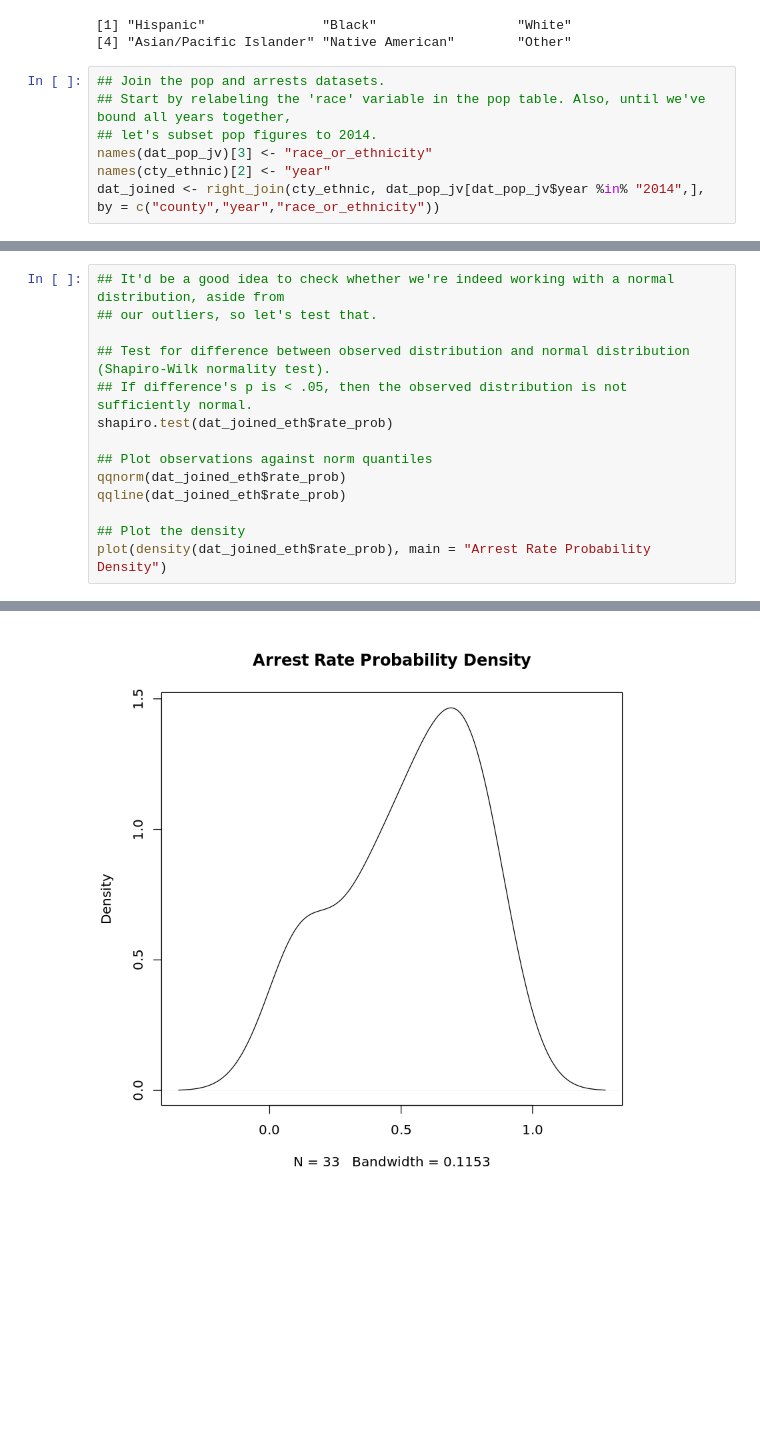
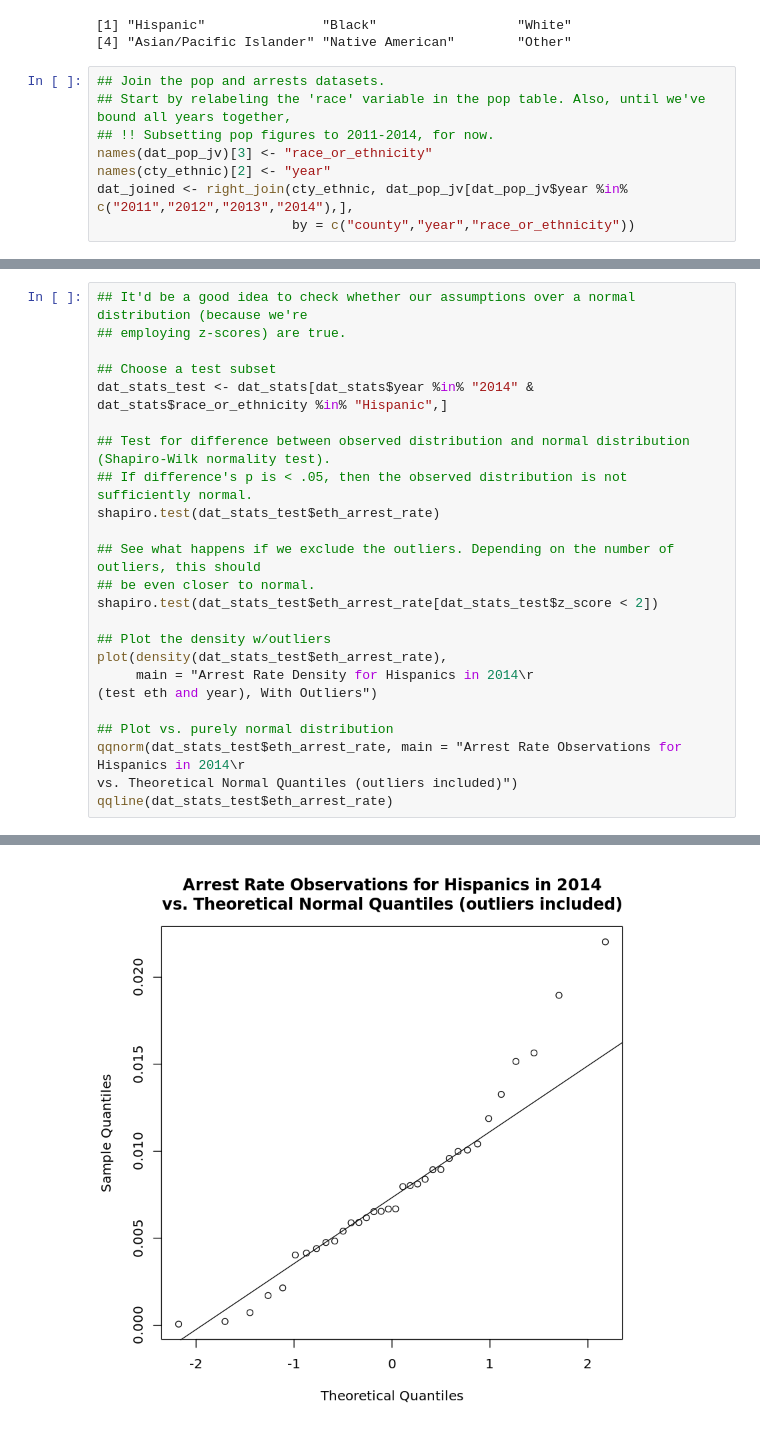
Before and after one commit to sjesupaul/CA_DOJ_OpenJustice, a Jupyter notebook: ethnic_enforcement_outliers.ipynb, the cells around one changed output, grey strips where cells are left out. Saved outputs shown, nothing was run; the diff lists cells and outputs as text; blank space fills up the shorter version.

```diff
--- a/ethnic_enforcement_outliers.ipynb
+++ b/ethnic_enforcement_outliers.ipynb
@@ -179,10 +199,11 @@ unique(dat_pop_jv$race)
 # %%
 ## Join the pop and arrests datasets.
 ## Start by relabeling the 'race' variable in the pop table. Also, until we've bound all years together,
-## let's subset pop figures to 2014.
+## !! Subsetting pop figures to 2011-2014, for now.
 names(dat_pop_jv)[3] <- "race_or_ethnicity"
 names(cty_ethnic)[2] <- "year"
-dat_joined <- right_join(cty_ethnic, dat_pop_jv[dat_pop_jv$year %in% "2014",], by = c("county","year","race_or_ethnicity"))
+dat_joined <- right_join(cty_ethnic, dat_pop_jv[dat_pop_jv$year %in% c("2011","2012","2013","2014"),],
+                         by = c("county","year","race_or_ethnicity"))
 # %%
 ## Preview to confirm.
 head(dat_joined[!(dat_joined$county %in% "Alpine" | dat_joined$county %in% "Amador" | dat_joined$county %in% "Yuba"),])
@@ -279,17 +373,27 @@ dat_joined_eth[dat_joined_eth$z_score >= 2,]
 # %%
-## It'd be a good idea to check whether we're indeed working with a normal distribution, aside from
-## our outliers, so let's test that.
+## It'd be a good idea to check whether our assumptions over a normal distribution (because we're
+## employing z-scores) are true.
+
+## Choose a test subset
+dat_stats_test <- dat_stats[dat_stats$year %in% "2014" & dat_stats$race_or_ethnicity %in% "Hispanic",]
 
 ## Test for difference between observed distribution and normal distribution (Shapiro-Wilk normality test).
 ## If difference's p is < .05, then the observed distribution is not sufficiently normal.
-shapiro.test(dat_joined_eth$rate_prob)
+shapiro.test(dat_stats_test$eth_arrest_rate)
 
-## Plot observations against norm quantiles
-qqnorm(dat_joined_eth$rate_prob)
-qqline(dat_joined_eth$rate_prob)
+## See what happens if we exclude the outliers. Depending on the number of outliers, this should
+## be even closer to normal.
+shapiro.test(dat_stats_test$eth_arrest_rate[dat_stats_test$z_score < 2])
 
-## Plot the density
-plot(density(dat_joined_eth$rate_prob), main = "Arrest Rate Probability Density")
+## Plot the density w/outliers
+plot(density(dat_stats_test$eth_arrest_rate),
+     main = "Arrest Rate Density for Hispanics in 2014\r
+(test eth and year), With Outliers")
+
+## Plot vs. purely normal distribution
+qqnorm(dat_stats_test$eth_arrest_rate, main = "Arrest Rate Observations for Hispanics in 2014\r
+vs. Theoretical Normal Quantiles (outliers included)")
+qqline(dat_stats_test$eth_arrest_rate)
 # %% [output]
         Shapiro-Wilk normality test
 
@@ -299 +410 @@ W = 0.9422, p-value = 0.07887
-[figure, old version]
+[figure, new version]
```
Also changed, not shown: parts of 24 cells of this notebook, 1 other file.
